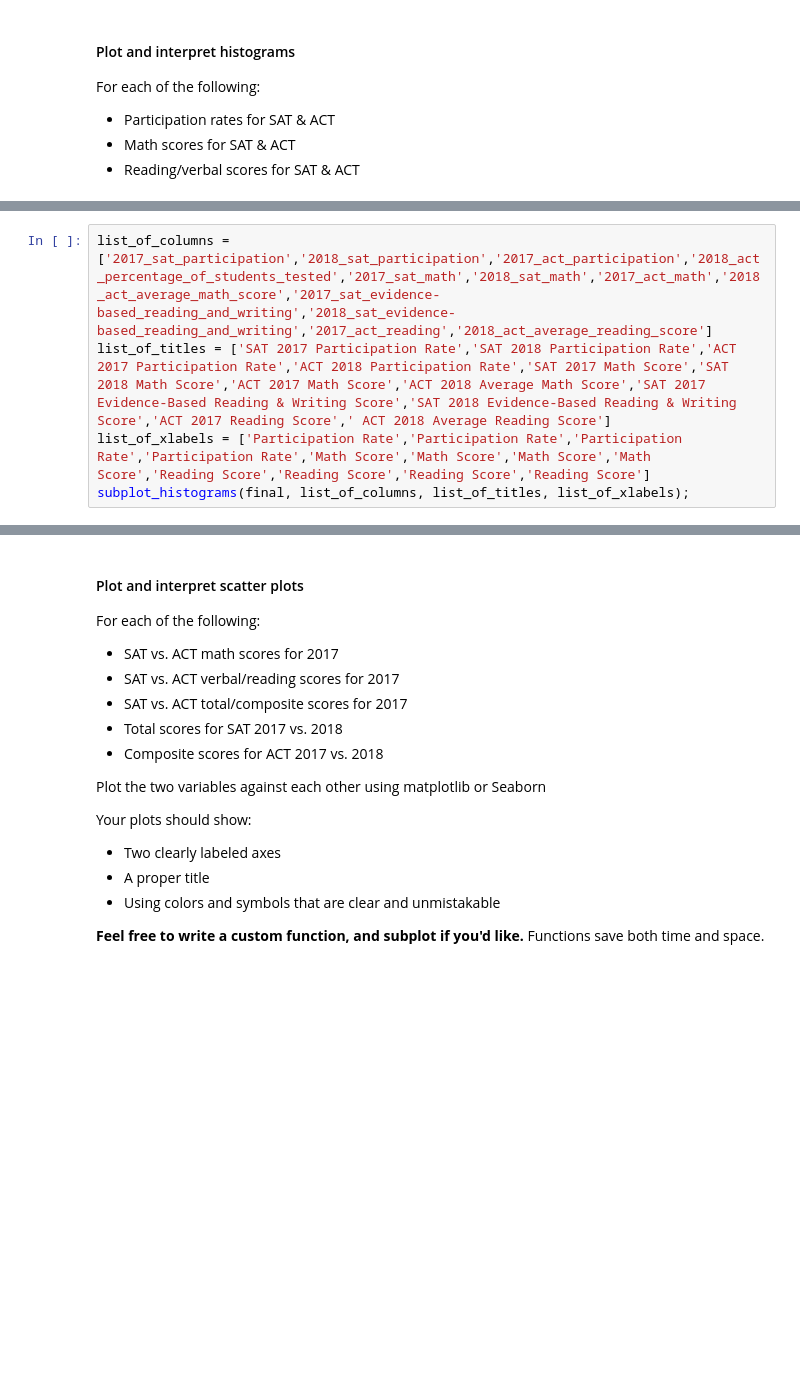
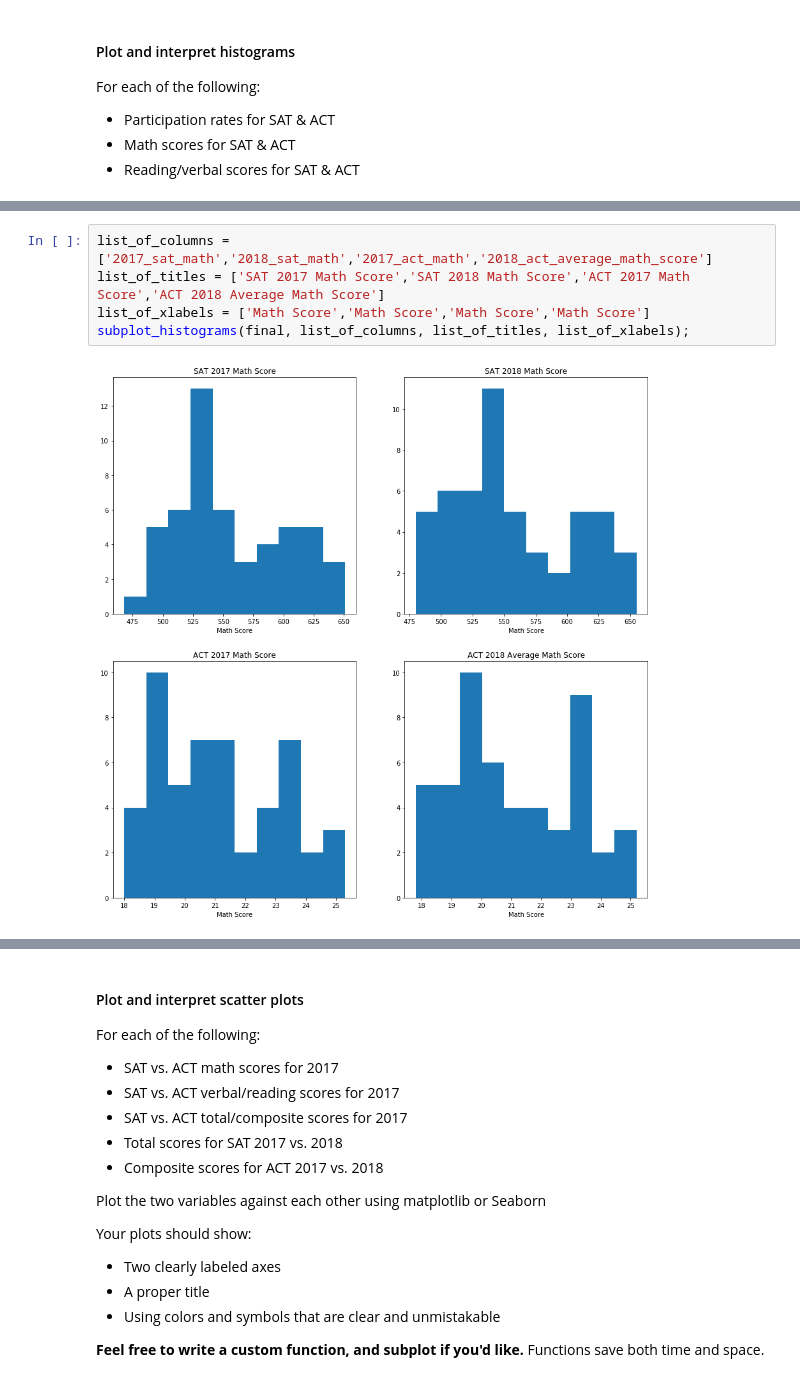
Before and after one commit to Tan-Willy/DSI_Project_1, a Jupyter notebook: Project 1.ipynb, the cells around one changed output, grey strips where cells are left out. Saved outputs shown, nothing was run; the diff lists cells and outputs as text; blank space fills up the shorter version.

```diff
--- a/Project 1.ipynb
+++ b/Project 1.ipynb
@@ -682,5 +711,7 @@ subplot_histograms(final, list_of_columns, list_of_titles, list_of_xlabels);
 # %%
-list_of_columns = ['2017_sat_participation','2018_sat_participation','2017_act_participation','2018_act_percentage_of_students_tested','2017_sat_math','2018_sat_math','2017_act_math','2018_act_average_math_score','2017_sat_evidence-based_reading_and_writing','2018_sat_evidence-based_reading_and_writing','2017_act_reading','2018_act_average_reading_score']
-list_of_titles = ['SAT 2017 Participation Rate','SAT 2018 Participation Rate','ACT 2017 Participation Rate','ACT 2018 Participation Rate','SAT 2017 Math Score','SAT 2018 Math Score','ACT 2017 Math Score','ACT 2018 Average Math Score','SAT 2017 Evidence-Based Reading & Writing Score','SAT 2018 Evidence-Based Reading & Writing Score','ACT 2017 Reading Score',' ACT 2018 Average Reading Score']
-list_of_xlabels = ['Participation Rate','Participation Rate','Participation Rate','Participation Rate','Math Score','Math Score','Math Score','Math Score','Reading Score','Reading Score','Reading Score','Reading Score']
+list_of_columns = ['2017_sat_math','2018_sat_math','2017_act_math','2018_act_average_math_score']
+list_of_titles = ['SAT 2017 Math Score','SAT 2018 Math Score','ACT 2017 Math Score','ACT 2018 Average Math Score']
+list_of_xlabels = ['Math Score','Math Score','Math Score','Math Score']
 subplot_histograms(final, list_of_columns, list_of_titles, list_of_xlabels);
+# %% [output]
+[figure, added]
```
Also changed, not shown: parts of 37 cells of this notebook.
